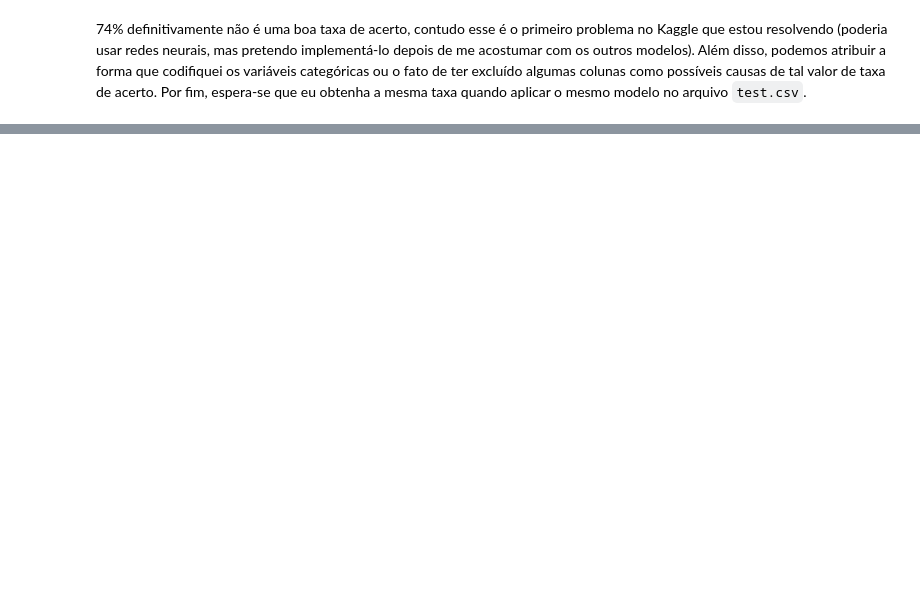
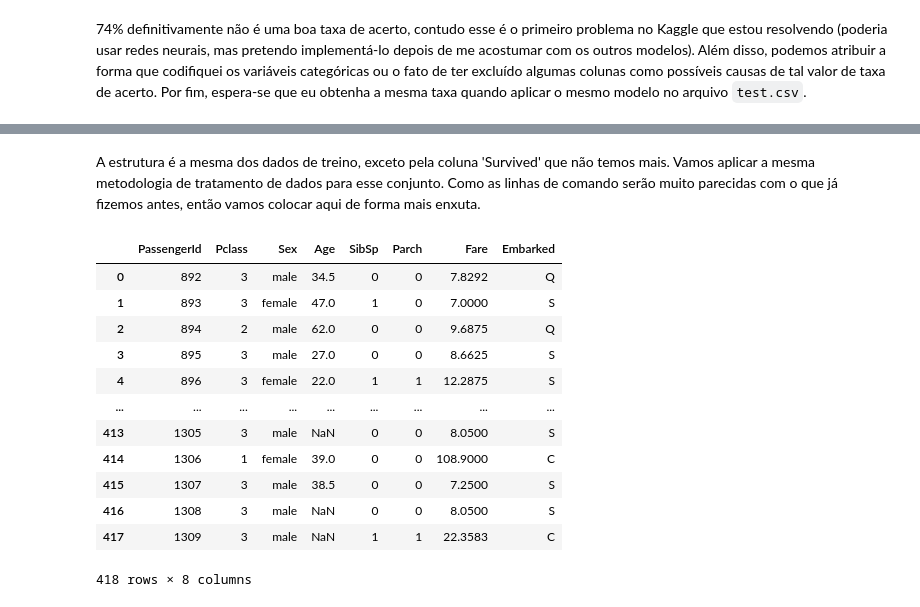
Before and after one commit to gabrielnrt/Kaggle, a Jupyter notebook: Aprendizado/Titanic/ResolucaoTitanic.ipynb, the cells around one changed output, grey strips where cells are left out. Drawn from its saved outputs; the diff is of its cells as text; code cells hidden in the pictures; blank space fills up the shorter version.

```diff
--- a/Aprendizado/Titanic/ResolucaoTitanic.ipynb
+++ b/Aprendizado/Titanic/ResolucaoTitanic.ipynb
@@ -260,0 +283,21 @@ TaxaAcerto
+# %% [markdown]
+A estrutura é a mesma dos dados de treino, exceto pela coluna 'Survived' que não temos mais. Vamos aplicar a mesma metodologia de tratamento de dados para esse conjunto. Como as linhas de comando serão muito parecidas com o que já fizemos antes, então vamos colocar aqui de forma mais enxuta.
+# %%
+df2.drop(columns = ColunasExcluidas,
+        inplace = True)
+
+df2
+# %% [output]
+|  | PassengerId | Pclass | Sex | Age | SibSp | Parch | Fare | Embarked |
+| 0 | 892 | 3 | male | 34.5 | 0 | 0 | 7.8292 | Q |
+| 1 | 893 | 3 | female | 47.0 | 1 | 0 | 7.0000 | S |
+| 2 | 894 | 2 | male | 62.0 | 0 | 0 | 9.6875 | Q |
+| 3 | 895 | 3 | male | 27.0 | 0 | 0 | 8.6625 | S |
+| 4 | 896 | 3 | female | 22.0 | 1 | 1 | 12.2875 | S |
+| ... | ... | ... | ... | ... | ... | ... | ... | ... |
+| 413 | 1305 | 3 | male | NaN | 0 | 0 | 8.0500 | S |
+| 414 | 1306 | 1 | female | 39.0 | 0 | 0 | 108.9000 | C |
+| 415 | 1307 | 3 | male | 38.5 | 0 | 0 | 7.2500 | S |
+| 416 | 1308 | 3 | male | NaN | 0 | 0 | 8.0500 | S |
+| 417 | 1309 | 3 | male | NaN | 1 | 1 | 22.3583 | C |
+418 rows × 8 columns
```
Also changed, not shown: parts of 28 cells of this notebook, 2 other files.
